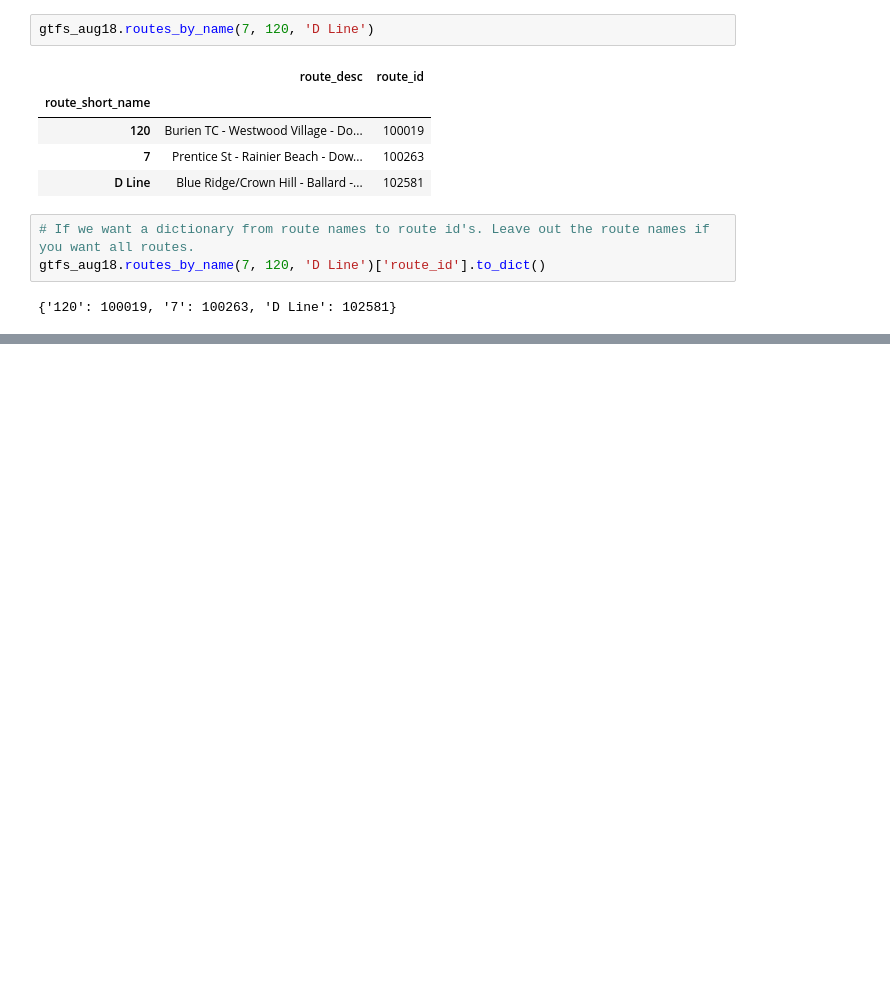
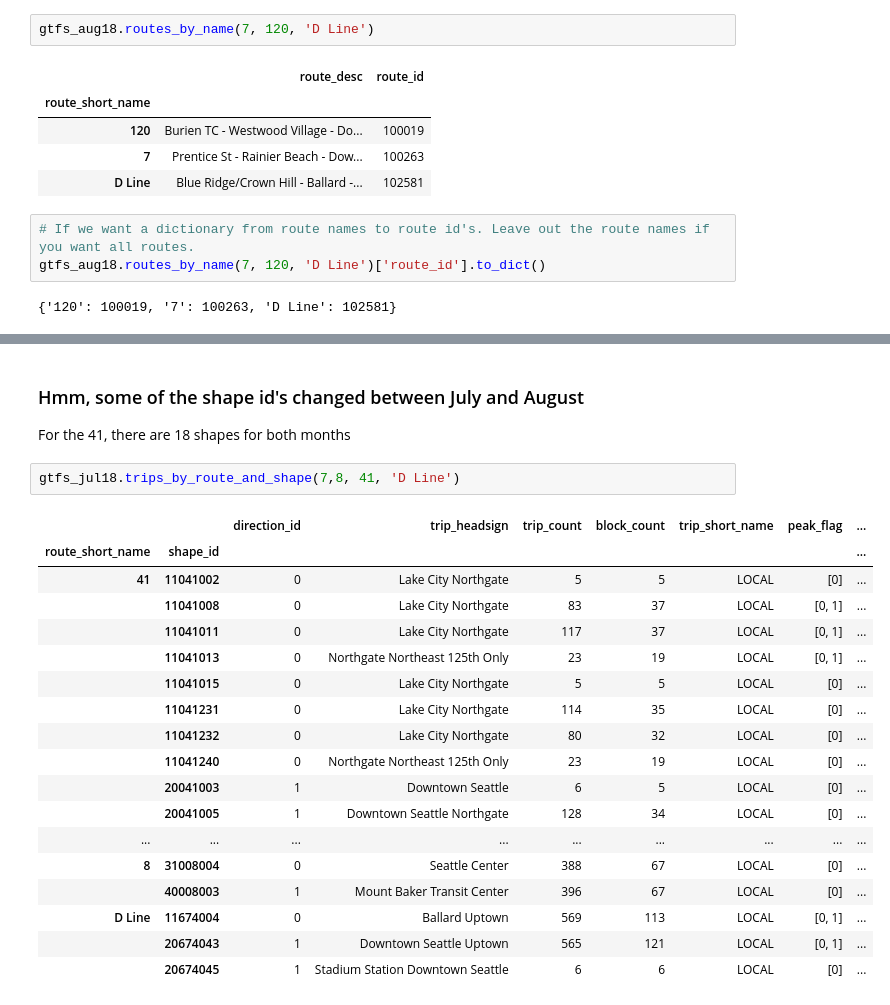
Before and after one commit to 350Seattle-Transportation-Team/gtfs-realtime, a Jupyter notebook: data_transformation/02_work_on_gtfs_classes.ipynb, the cells around one changed output, grey strips where cells are left out. Drawn from its saved outputs; the diff is of its cells as text; blank space fills up the shorter version.

```diff
--- a/data_transformation/02_work_on_gtfs_classes.ipynb
+++ b/data_transformation/02_work_on_gtfs_classes.ipynb
@@ -362,0 +399,25 @@ gtfs_aug18.routes_by_name(7, 120, 'D Line')['route_id'].to_dict()
+# %% [markdown]
+### Hmm, some of the shape id's changed between July and August
+
+For the 41, there are 18 shapes for both months
+# %%
+gtfs_jul18.trips_by_route_and_shape(7,8, 41, 'D Line')
+# %% [output]
+|  |  | direction_id | trip_headsign | trip_count | block_count | trip_short_name | peak_flag | ... |
+| route_short_name | shape_id |  |  |  |  |  |  | ... |
+| 41 | 11041002 | 0 | Lake City Northgate | 5 | 5 | LOCAL | [0] | ... |
+|  | 11041008 | 0 | Lake City Northgate | 83 | 37 | LOCAL | [0, 1] | ... |
+|  | 11041011 | 0 | Lake City Northgate | 117 | 37 | LOCAL | [0, 1] | ... |
+|  | 11041013 | 0 | Northgate Northeast 125th Only | 23 | 19 | LOCAL | [0, 1] | ... |
+|  | 11041015 | 0 | Lake City Northgate | 5 | 5 | LOCAL | [0] | ... |
+|  | 11041231 | 0 | Lake City Northgate | 114 | 35 | LOCAL | [0] | ... |
+|  | 11041232 | 0 | Lake City Northgate | 80 | 32 | LOCAL | [0] | ... |
+|  | 11041240 | 0 | Northgate Northeast 125th Only | 23 | 19 | LOCAL | [0] | ... |
+|  | 20041003 | 1 | Downtown Seattle | 6 | 5 | LOCAL | [0] | ... |
+|  | 20041005 | 1 | Downtown Seattle Northgate | 128 | 34 | LOCAL | [0] | ... |
+| ... | ... | ... | ... | ... | ... | ... | ... | ... |
+| 8 | 31008004 | 0 | Seattle Center | 388 | 67 | LOCAL | [0] | ... |
+|  | 40008003 | 1 | Mount Baker Transit Center | 396 | 67 | LOCAL | [0] | ... |
+| D Line | 11674004 | 0 | Ballard Uptown | 569 | 113 | LOCAL | [0, 1] | ... |
+|  | 20674043 | 1 | Downtown Seattle Uptown | 565 | 121 | LOCAL | [0, 1] | ... |
+|  | 20674045 | 1 | Stadium Station Downtown Seattle | 6 | 6 | LOCAL | [0] | ... |
```
Also changed, not shown: parts of 9 cells of this notebook, 1 other file.
